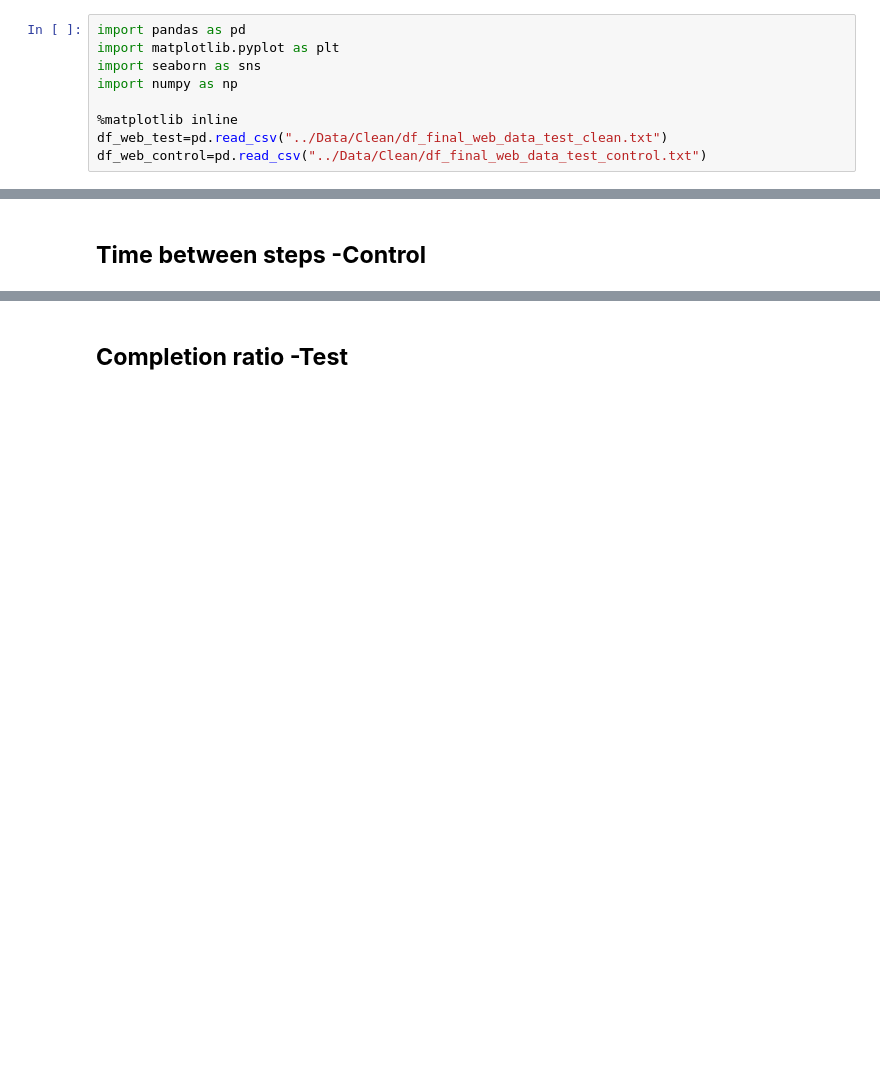
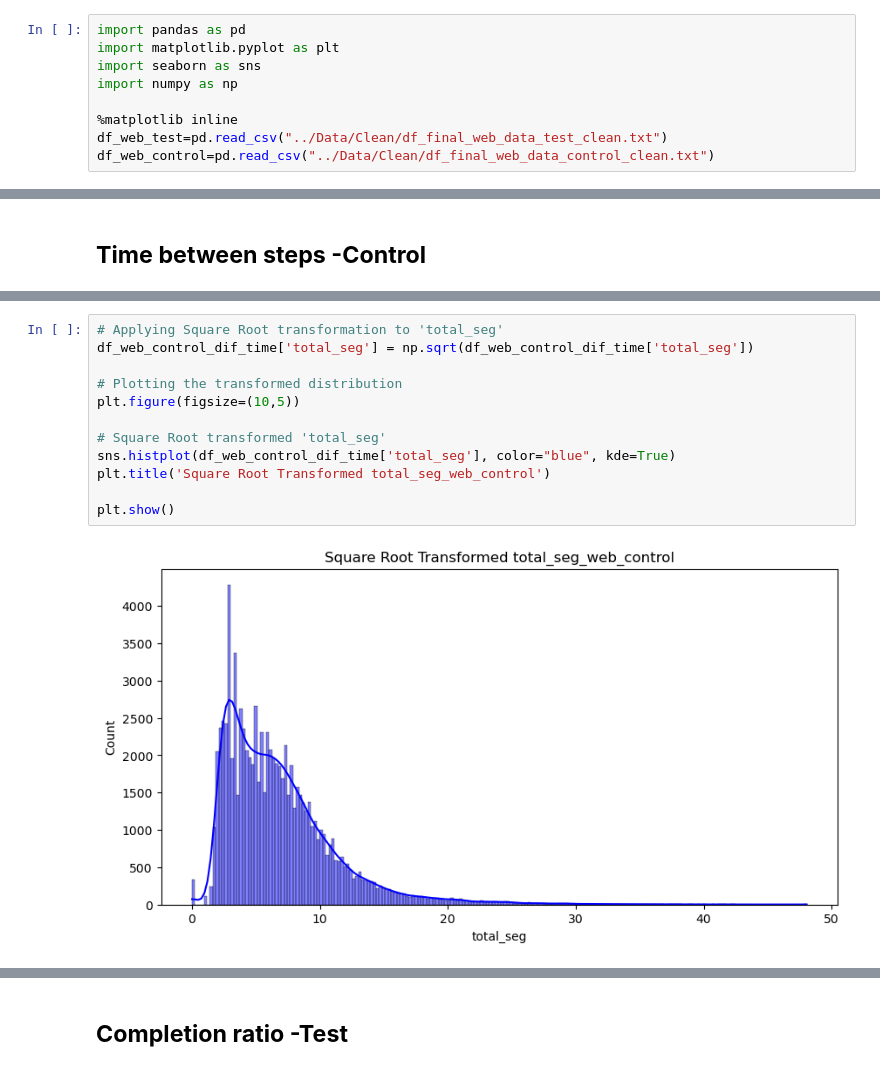
Before and after one commit to mkpaerce/vanguard-ab-test, a Jupyter notebook: Notebooks/vanguard_data_hypotesis-test.ipynb, the cells around one changed output, grey strips where cells are left out. Saved outputs shown, nothing was run; the diff lists cells and outputs as text; blank space fills up the shorter version.

Commit message:
Data Vizualization

```diff
--- a/Notebooks/vanguard_data_hypotesis-test.ipynb
+++ b/Notebooks/vanguard_data_hypotesis-test.ipynb
@@ -8,7 +8,7 @@ import numpy as np
 
 %matplotlib inline
 df_web_test=pd.read_csv("../Data/Clean/df_final_web_data_test_clean.txt")
-df_web_control=pd.read_csv("../Data/Clean/df_final_web_data_test_control.txt")
+df_web_control=pd.read_csv("../Data/Clean/df_final_web_data_control_clean.txt")
 # %% [markdown]
 ## **Analysis** ##
 # %% [markdown]
@@ -204,3 +512,17 @@ plt.show()
+# %%
+# Applying Square Root transformation to 'total_seg'
+df_web_control_dif_time['total_seg'] = np.sqrt(df_web_control_dif_time['total_seg'])
+
+# Plotting the transformed distribution
+plt.figure(figsize=(10,5))
+
+# Square Root transformed 'total_seg'
+sns.histplot(df_web_control_dif_time['total_seg'], color="blue", kde=True)
+plt.title('Square Root Transformed total_seg_web_control')
+
+plt.show()
+# %% [output]
+[figure, added]
 # %%
 sns.boxplot(df_web_control_dif_time['total_seg'], color="lightgreen")
 plt.show()
```
Also changed, not shown: parts of 71 cells of this notebook, 1 other file.
